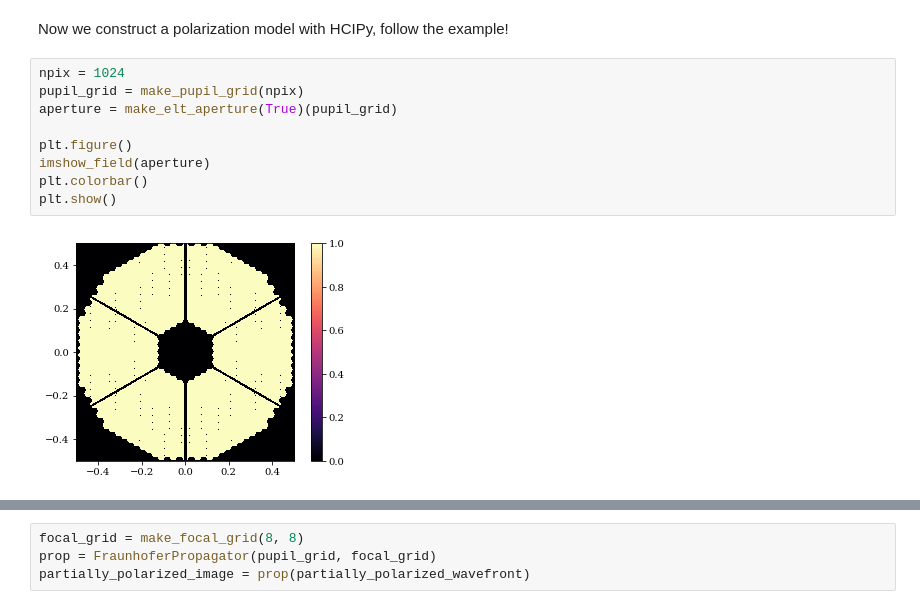
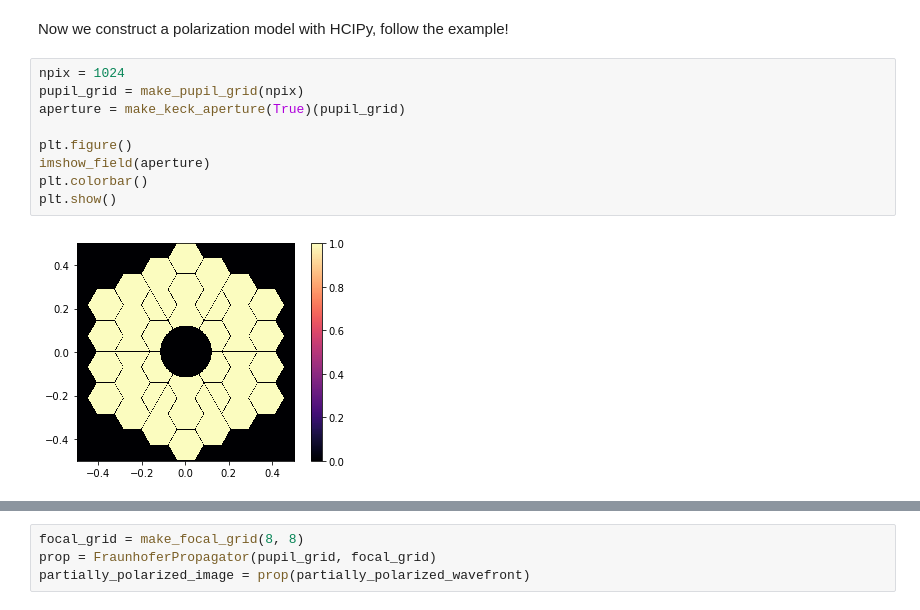
Before and after one commit to Jashcraf/keck-polarization, a Jupyter notebook: aperture_polarimetry.ipynb, the cells around one changed output, grey strips where cells are left out. Drawn from its saved outputs; the diff is of its cells as text.

```diff
--- a/aperture_polarimetry.ipynb
+++ b/aperture_polarimetry.ipynb
@@ -127,12 +186,12 @@ Now we construct a polarization model with HCIPy, follow the example!
 # %%
 npix = 1024
 pupil_grid = make_pupil_grid(npix)
-aperture = make_elt_aperture(True)(pupil_grid)
+aperture = make_keck_aperture(True)(pupil_grid)
 
 plt.figure()
 imshow_field(aperture)
 plt.colorbar()
 plt.show()
 # %% [output]
-[figure, old version]
+[figure, new version]
 # %%
```
Also changed, not shown: parts of 26 cells of this notebook, 9 other files.
